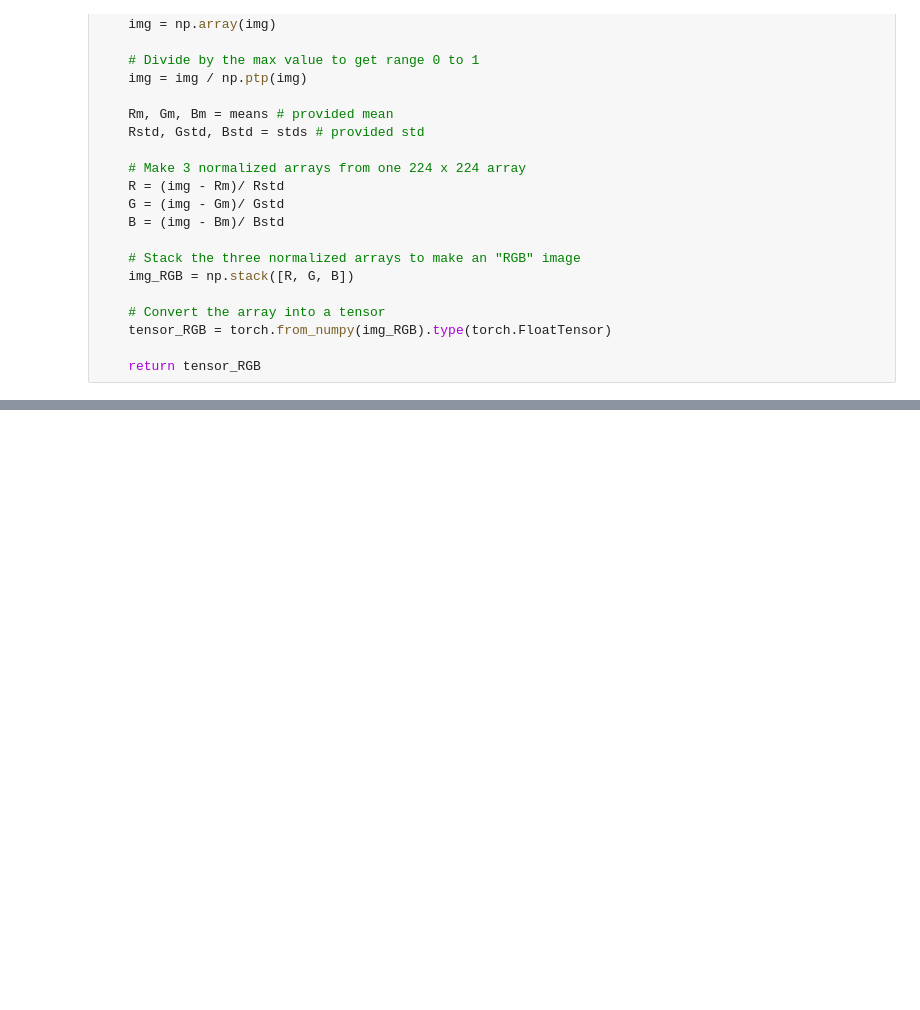
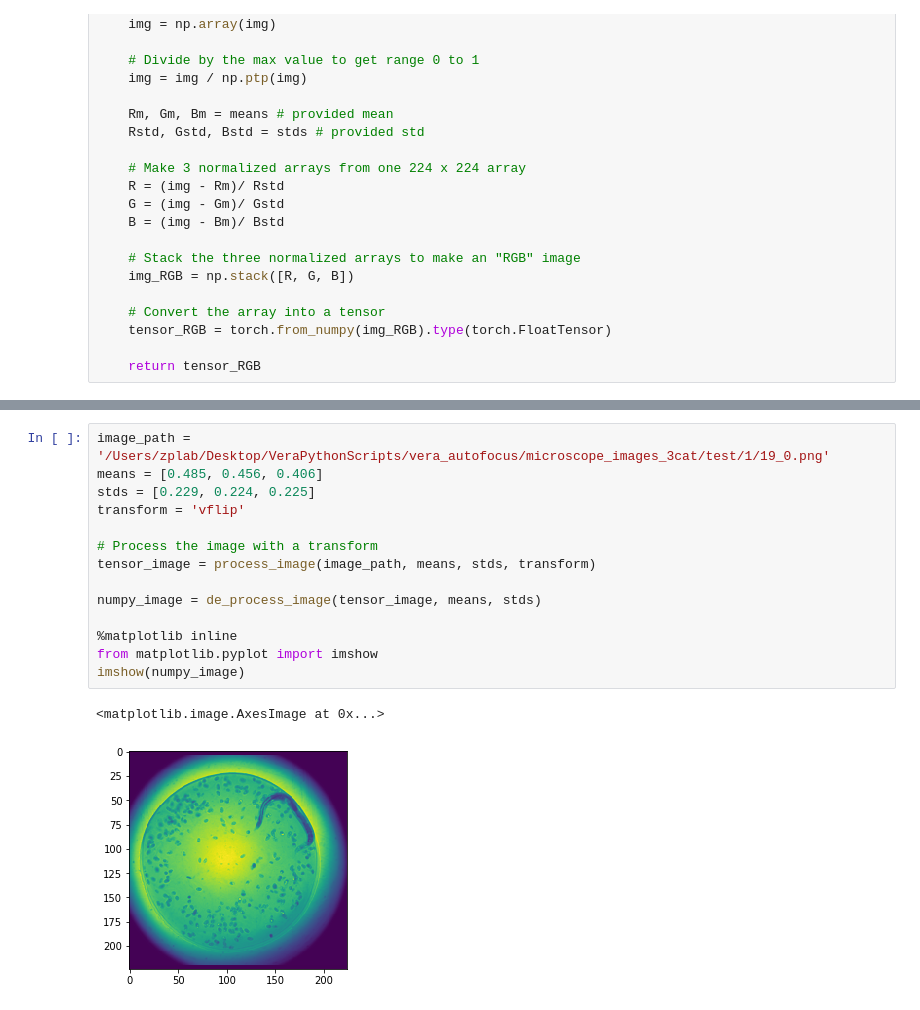
Before and after one commit to tvera14/vera_autofocus, a Jupyter notebook: Data Augmentation and Training with 3 Classes.ipynb, the cells around one changed output, grey strips where cells are left out. Saved outputs shown, nothing was run; the diff lists cells and outputs as text; blank space fills up the shorter version.

```diff
--- a/Data Augmentation and Training with 3 Classes.ipynb
+++ b/Data Augmentation and Training with 3 Classes.ipynb
@@ -140,0 +378,17 @@ def de_process_image(tensor, means, stds):
+# %%
+image_path = '/Users/zplab/Desktop/VeraPythonScripts/vera_autofocus/microscope_images_3cat/test/1/19_0.png'
+means = [0.485, 0.456, 0.406]
+stds = [0.229, 0.224, 0.225]
+transform = 'vflip'
+
+# Process the image with a transform
+tensor_image = process_image(image_path, means, stds, transform)
+
+numpy_image = de_process_image(tensor_image, means, stds)
+
+%matplotlib inline
+from matplotlib.pyplot import imshow
+imshow(numpy_image)
+# %% [output]
+<matplotlib.image.AxesImage at 0x...>
+[figure, added]
```
Also changed, not shown: parts of 37 cells of this notebook, 4 other files.
